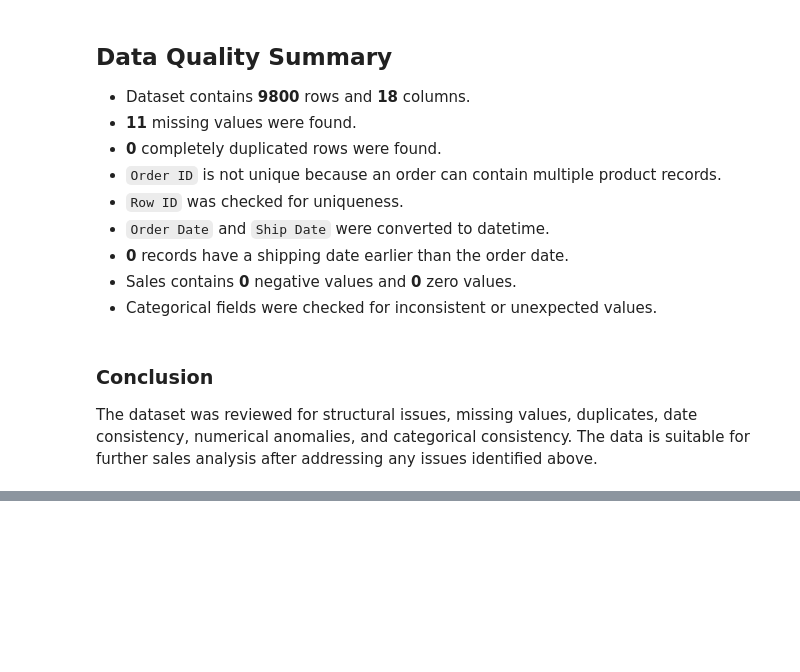
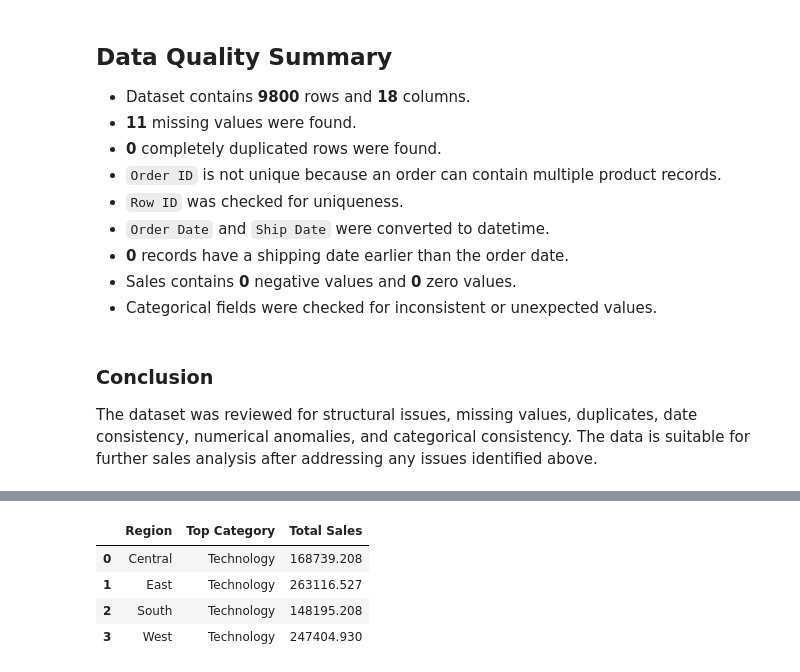
Before and after one commit to ranjanvrma/retail-sales-analytics, a Jupyter notebook: notebooks/01_retail_sales_analysis.ipynb, the cells around one changed output, grey strips where cells are left out. Saved outputs shown, nothing was run; the diff lists cells and outputs as text; code cells hidden in the pictures; blank space fills up the shorter version.

```diff
--- a/notebooks/01_retail_sales_analysis.ipynb
+++ b/notebooks/01_retail_sales_analysis.ipynb
@@ -333,0 +509,14 @@ The dataset was reviewed for structural issues, missing values, duplicates, date
+# %%
+# For each region, which product category generates the highest sales?
+Region_Category_Sales = df.groupby(['Region', 'Category'])['Sales'].sum()
+Top_idx = Region_Category_Sales.groupby(level = 'Region').idxmax()
+
+result = Region_Category_Sales.loc[Top_idx].reset_index()
+result.columns = ['Region', 'Top Category', 'Total Sales']
+result
+# %% [output]
+|  | Region | Top Category | Total Sales |
+| 0 | Central | Technology | 168739.208 |
+| 1 | East | Technology | 263116.527 |
+| 2 | South | Technology | 148195.208 |
+| 3 | West | Technology | 247404.930 |
```
Also changed, not shown: parts of 20 cells of this notebook.
